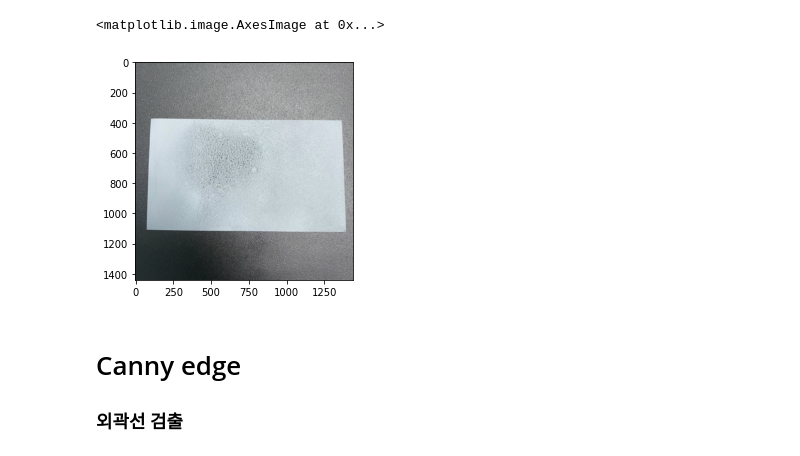
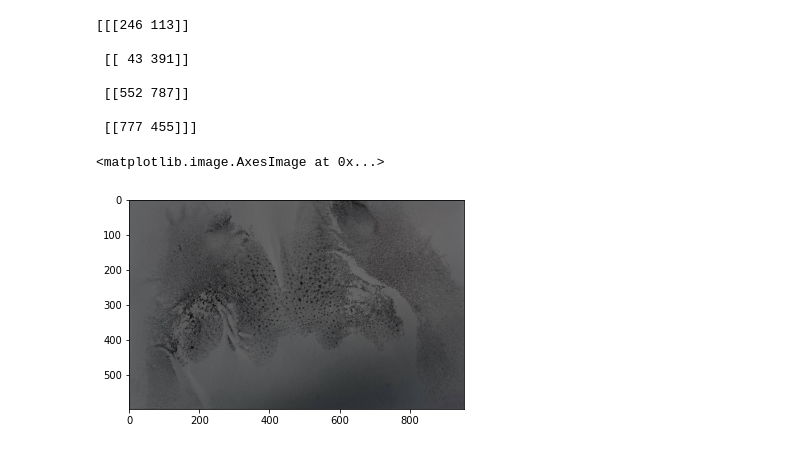
Before and after one commit to Hoon0427/Python.study, a Jupyter notebook: Oil_test/Code/oil_test_05.ipynb, the cells around one changed output. Drawn from its saved outputs; the diff is of its cells as text; code cells hidden in the pictures.

```diff
--- a/Oil_test/Code/oil_test_05.ipynb
+++ b/Oil_test/Code/oil_test_05.ipynb
@@ -16,0 +51,10 @@ test_01 = cv2.GaussianBlur(orig, (5,5), 0)
+# %%
+print(screenCnt)
+# %% [output]
+[[[246 113]]
+
+ [[ 43 391]]
+
+ [[552 787]]
+
+ [[777 455]]]
@@ -17,8 +84,14 @@ test_01 = cv2.GaussianBlur(orig, (5,5), 0)
+# %%
+maxWidth = max([w1, w2])
+maxHeight = max([h1, h2])
+# %%
+dst = np.float32([[0,0], [maxWidth-1,0], [maxWidth-1, maxHeight-1], [0,maxHeight-1]])
+# %%
+M = cv2.getPerspectiveTransform(rect, dst)
+# %%
+warped = cv2.warpPerspective(orig,M,(maxWidth,maxHeight))
 # %%
-plt.imshow(test_01)
+plt.imshow(warped)
 # %% [output]
 <matplotlib.image.AxesImage at 0x...>
-[figure, old version]
+[figure, new version]
-# %% [markdown]
-# Canny edge
-### 외곽선 검출
```
Also changed, not shown: parts of 19 cells of this notebook, 2 other files.
